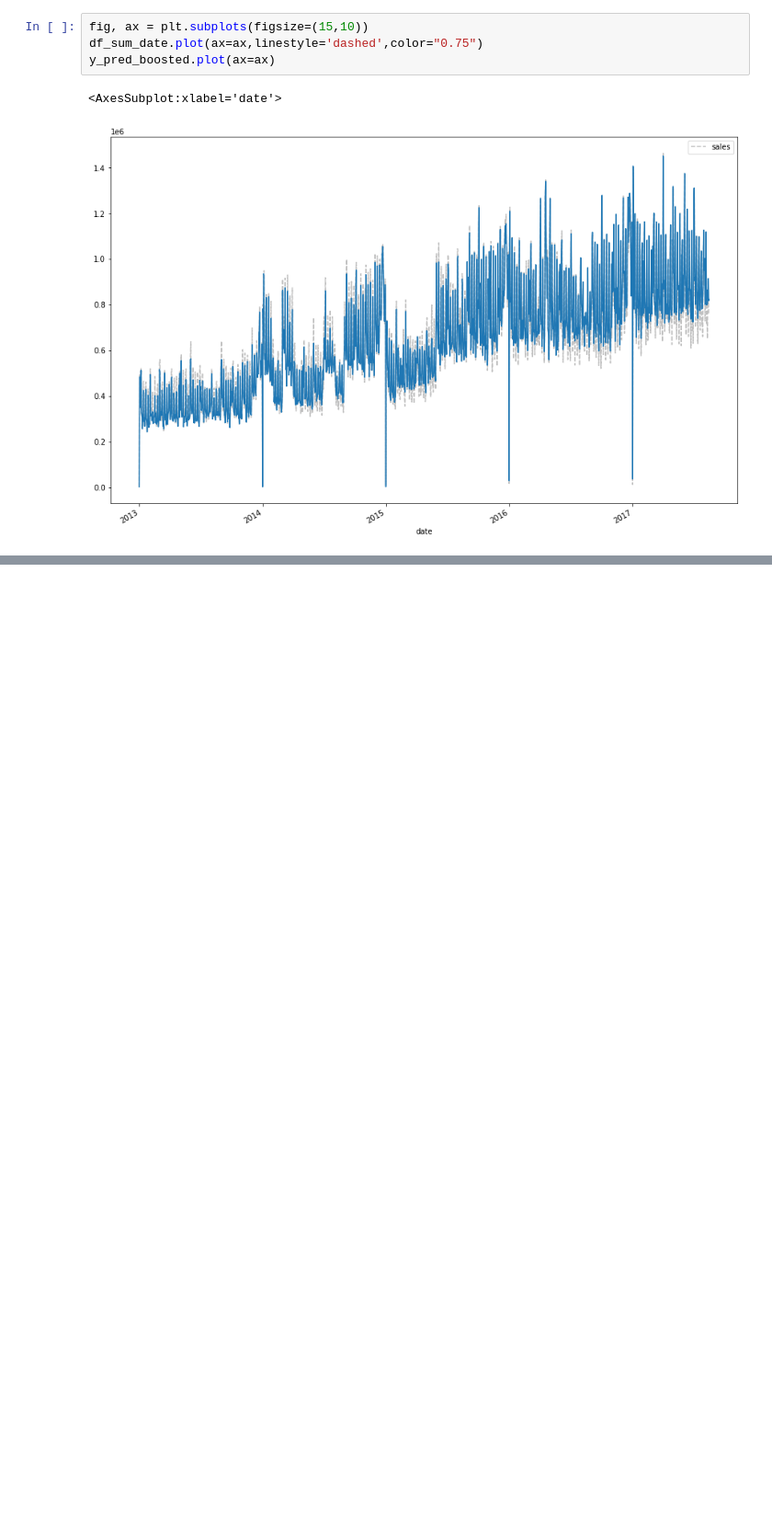
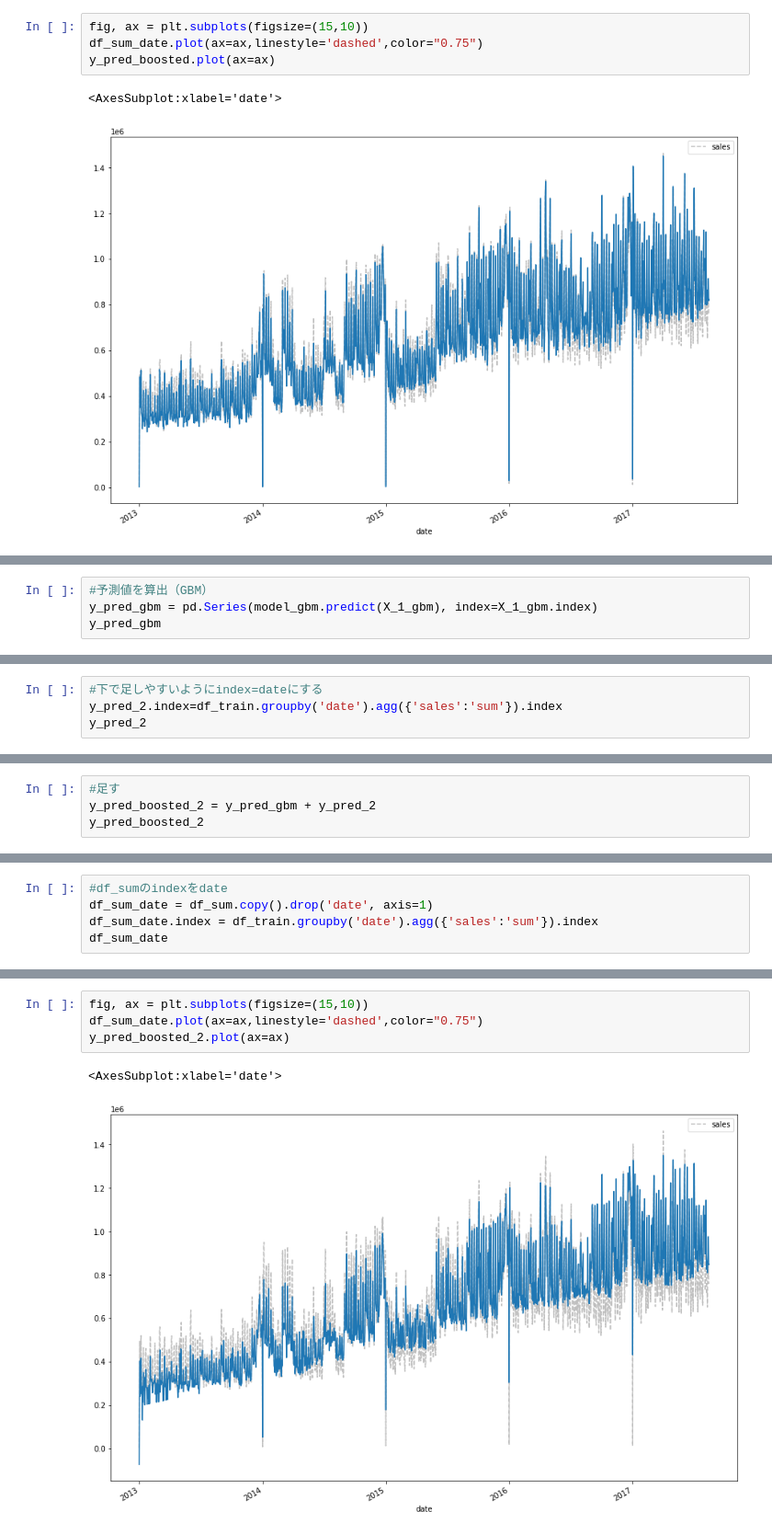
Before and after one commit to matsumoto257/store-sales-forecast, a Jupyter notebook: store-sales_1.ipynb, the cells around one changed output, grey strips where cells are left out. Shown at 92% size. Saved outputs shown, nothing was run; the diff lists cells and outputs as text; blank space fills up the shorter version.

```diff
--- a/store-sales_1.ipynb
+++ b/store-sales_1.ipynb
@@ -1014,0 +1095,4 @@ y_pred_boosted.plot(ax=ax)
+# %%
+#予測値を算出（GBM）
+y_pred_gbm = pd.Series(model_gbm.predict(X_1_gbm), index=X_1_gbm.index)
+y_pred_gbm
@@ -1014,0 +1113,4 @@ y_pred_boosted.plot(ax=ax)
+# %%
+#下で足しやすいようにindex=dateにする
+y_pred_2.index=df_train.groupby('date').agg({'sales':'sum'}).index
+y_pred_2
@@ -1014,0 +1131,4 @@ y_pred_boosted.plot(ax=ax)
+# %%
+#足す
+y_pred_boosted_2 = y_pred_gbm + y_pred_2
+y_pred_boosted_2
@@ -1014,0 +1149,5 @@ y_pred_boosted.plot(ax=ax)
+# %%
+#df_sumのindexをdate
+df_sum_date = df_sum.copy().drop('date', axis=1)
+df_sum_date.index = df_train.groupby('date').agg({'sales':'sum'}).index
+df_sum_date
@@ -1014,0 +1169,7 @@ y_pred_boosted.plot(ax=ax)
+# %%
+fig, ax = plt.subplots(figsize=(15,10))
+df_sum_date.plot(ax=ax,linestyle='dashed',color="0.75")
+y_pred_boosted_2.plot(ax=ax)
+# %% [output]
+<AxesSubplot:xlabel='date'>
+[figure, added]
```
Also changed, not shown: parts of 31 cells of this notebook.
